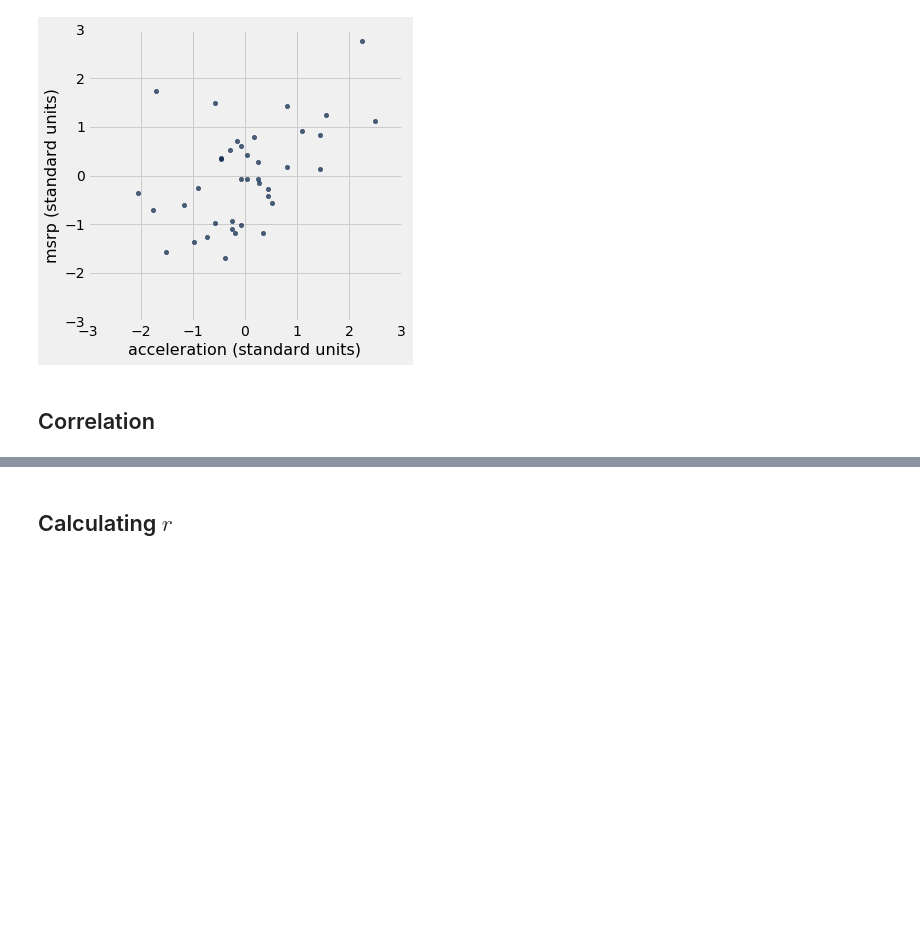
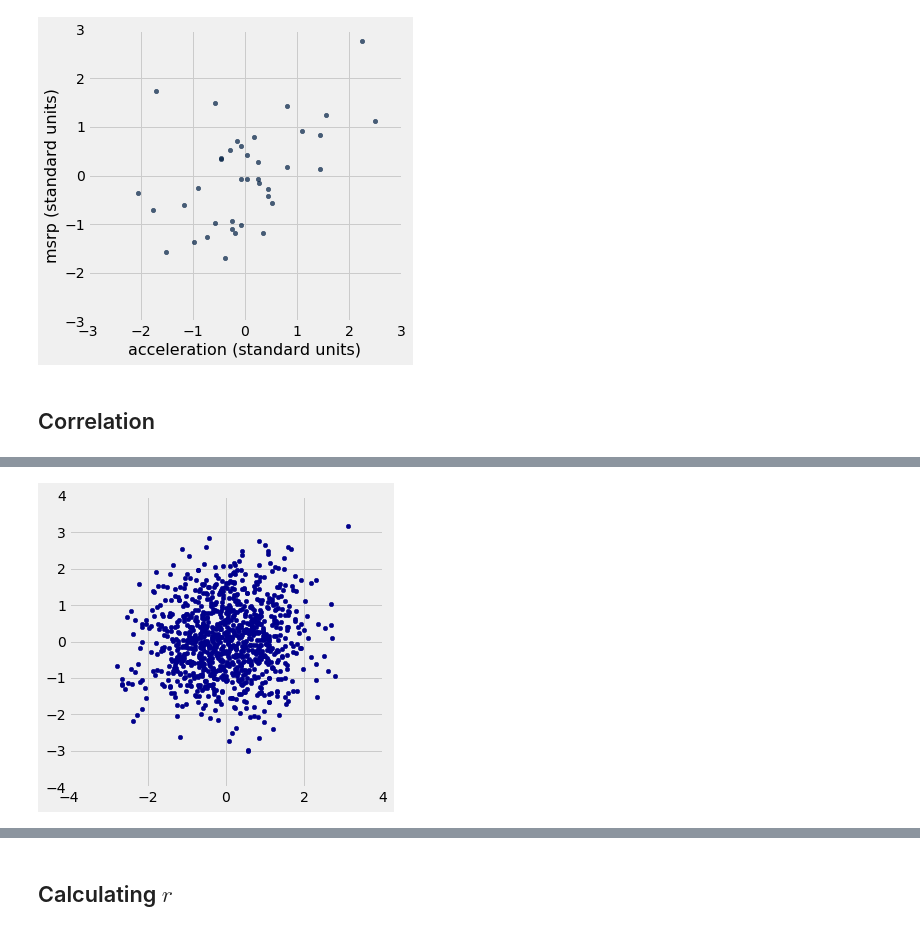
Before and after one commit to data-8/materials-sp21, a Jupyter notebook: lec/lec29.ipynb, the cells around one changed output, grey strips where cells are left out. Cells and saved outputs as stored; diff of their text form; code cells hidden in the pictures; blank space fills up the shorter version.

```diff
--- a/lec/lec29.ipynb
+++ b/lec/lec29.ipynb
@@ -143,0 +152,4 @@ plots.ylim(-3, 3);
+# %%
+r_scatter(0.1)
+# %% [output]
+[figure, added]
```
Also changed, not shown: parts of 9 cells of this notebook, 3 other files.
